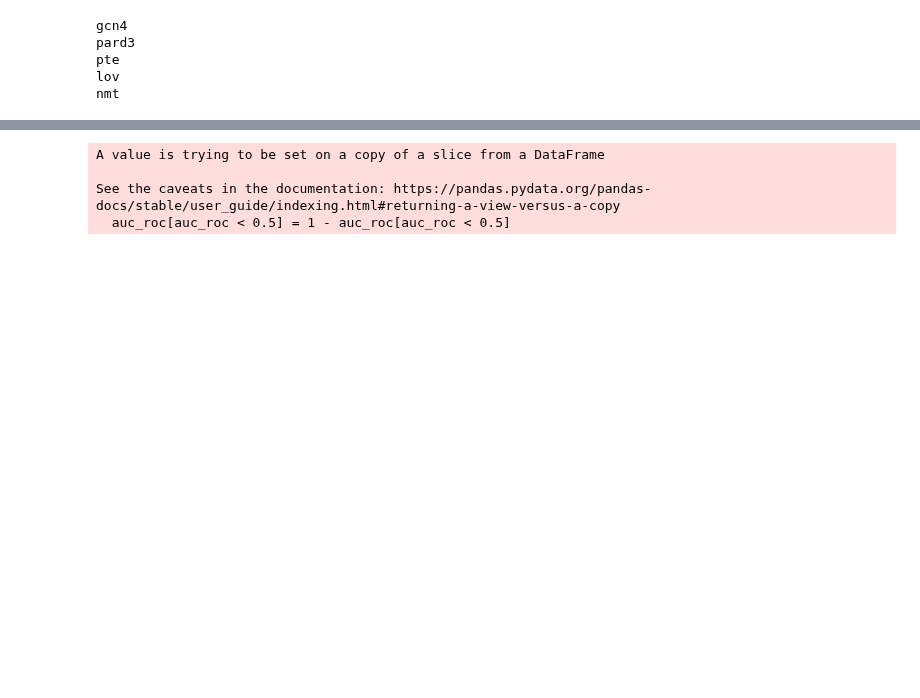
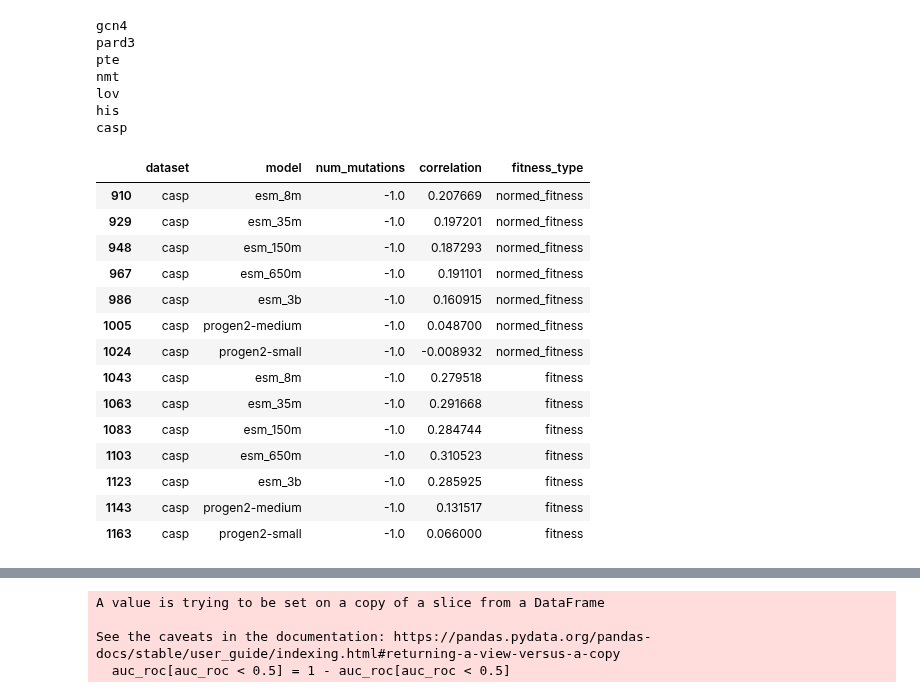
Before and after one commit to drprfitay/fitness_learning, a Jupyter notebook: notebooks/plm_zero_shot.ipynb, the cells around one changed output, grey strips where cells are left out. Saved outputs shown, nothing was run; the diff lists cells and outputs as text; code cells hidden in the pictures; blank space fills up the shorter version.

```diff
--- a/notebooks/plm_zero_shot.ipynb
+++ b/notebooks/plm_zero_shot.ipynb
@@ -101,6 +105,9 @@ def get_labels(df_name, discrete=False, df=None):
 
 records = []
 for ds_name, ds in datasets.items():
+    if ds_name == "gfp":
+        continue
+
     datasets_path = f"./notebooks/{ds_name}/fitness_results/"
     df = pd.read_csv(ds["path"])
 
@@ -174,8 +181,28 @@ correlation_df = pd.DataFrame(records)
 gcn4
 pard3
 pte
+nmt
 lov
-nmt
+his
+casp
+# %%
+correlation_df[(correlation_df["dataset"] == "casp") & (correlation_df["num_mutations"] == -1)]
+# %% [output]
+|  | dataset | model | num_mutations | correlation | fitness_type |
+| 910 | casp | esm_8m | -1.0 | 0.207669 | normed_fitness |
+| 929 | casp | esm_35m | -1.0 | 0.197201 | normed_fitness |
+| 948 | casp | esm_150m | -1.0 | 0.187293 | normed_fitness |
+| 967 | casp | esm_650m | -1.0 | 0.191101 | normed_fitness |
+| 986 | casp | esm_3b | -1.0 | 0.160915 | normed_fitness |
+| 1005 | casp | progen2-medium | -1.0 | 0.048700 | normed_fitness |
+| 1024 | casp | progen2-small | -1.0 | -0.008932 | normed_fitness |
+| 1043 | casp | esm_8m | -1.0 | 0.279518 | fitness |
+| 1063 | casp | esm_35m | -1.0 | 0.291668 | fitness |
+| 1083 | casp | esm_150m | -1.0 | 0.284744 | fitness |
+| 1103 | casp | esm_650m | -1.0 | 0.310523 | fitness |
+| 1123 | casp | esm_3b | -1.0 | 0.285925 | fitness |
+| 1143 | casp | progen2-medium | -1.0 | 0.131517 | fitness |
+| 1163 | casp | progen2-small | -1.0 | 0.066000 | fitness |
 # %%
 from sklearn.metrics import roc_auc_score
 
```
Also changed, not shown: parts of 19 cells of this notebook, 22 other files.
